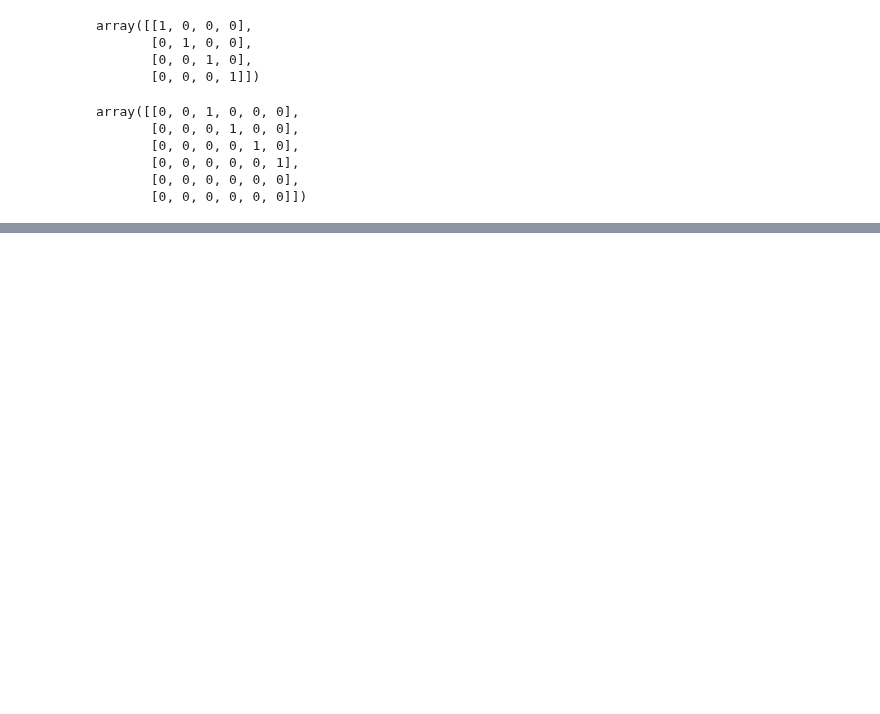
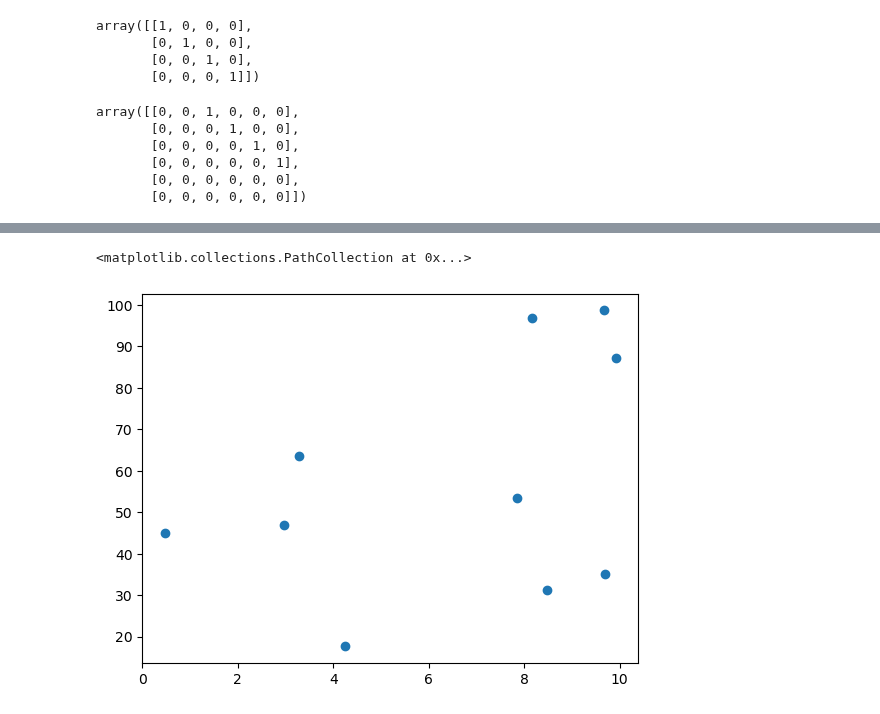
Before and after one commit to amardeep-hub/Python_for_data_analysis, a Jupyter notebook: python_for_data_analysis.ipynb, the cells around one changed output, grey strips where cells are left out. Saved outputs shown, nothing was run; the diff lists cells and outputs as text; code cells hidden in the pictures; blank space fills up the shorter version.

```diff
--- a/python_for_data_analysis.ipynb
+++ b/python_for_data_analysis.ipynb
@@ -210,0 +862,7 @@ array([ 5, 12, 21])
+# %%
+x=np.random.random(10)*10
+y=np.random.random(10)*100
+plt.scatter(x,y,c='r',)
+# %% [output]
+<matplotlib.collections.PathCollection at 0x...>
+[figure, added]
```
Also changed, not shown: parts of 67 cells of this notebook.
